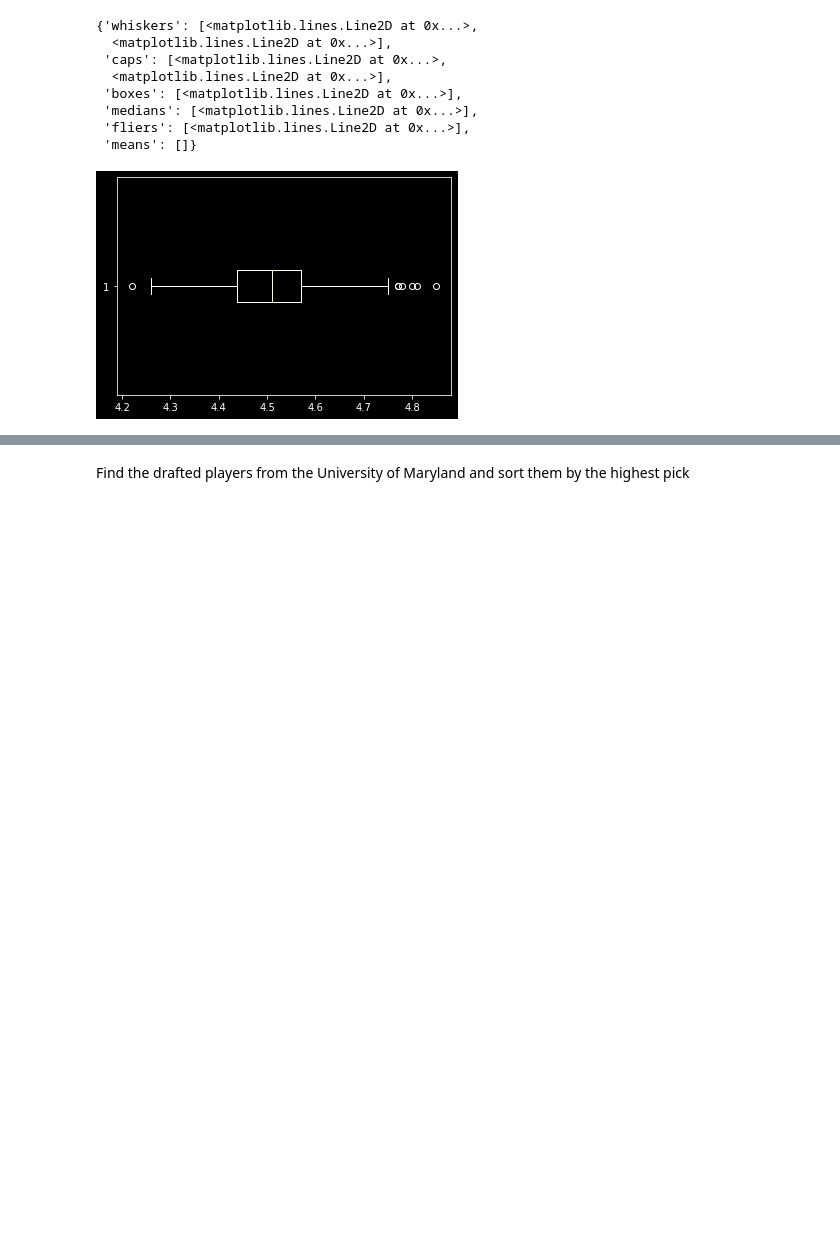
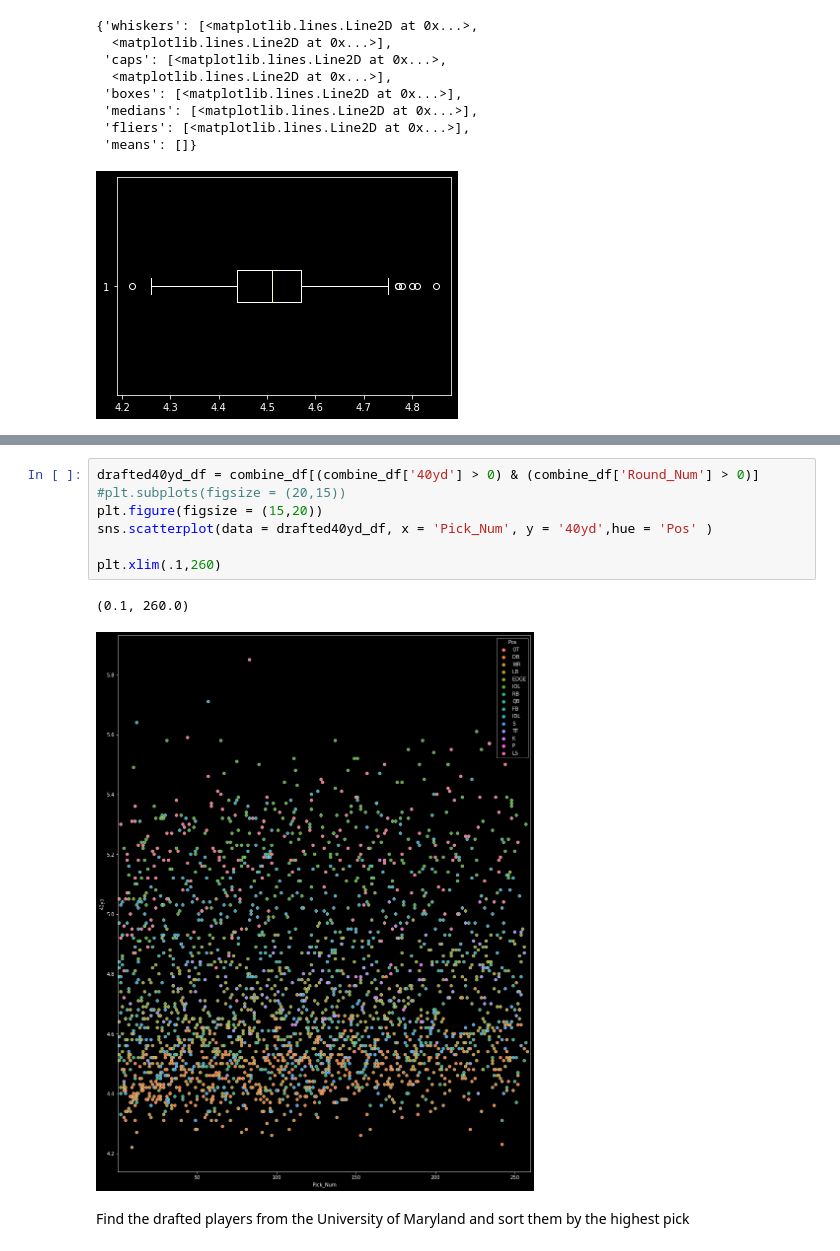
Before and after one commit to Domgraz/NFL_Combine_Draft_EDA, a Jupyter notebook: NFL_Draft.ipynb, the cells around one changed output, grey strips where cells are left out. Cells and saved outputs as stored; diff of their text form; blank space fills up the shorter version.

```diff
--- a/NFL_Draft.ipynb
+++ b/NFL_Draft.ipynb
@@ -282,3 +290,13 @@ plt.boxplot( wr_df['40yd'], vert = False)
+# %%
+drafted40yd_df = combine_df[(combine_df['40yd'] > 0) & (combine_df['Round_Num'] > 0)]
+#plt.subplots(figsize = (20,15))
+plt.figure(figsize = (15,20))
+sns.scatterplot(data = drafted40yd_df, x = 'Pick_Num', y = '40yd',hue = 'Pos' )
+
+plt.xlim(.1,260)
+# %% [output]
+(0.1, 260.0)
+[figure, added]
 # %% [markdown]
 Find the drafted players from the University of Maryland and sort them by the highest pick
 # %%
```
Also changed, not shown: parts of 5 cells of this notebook.
